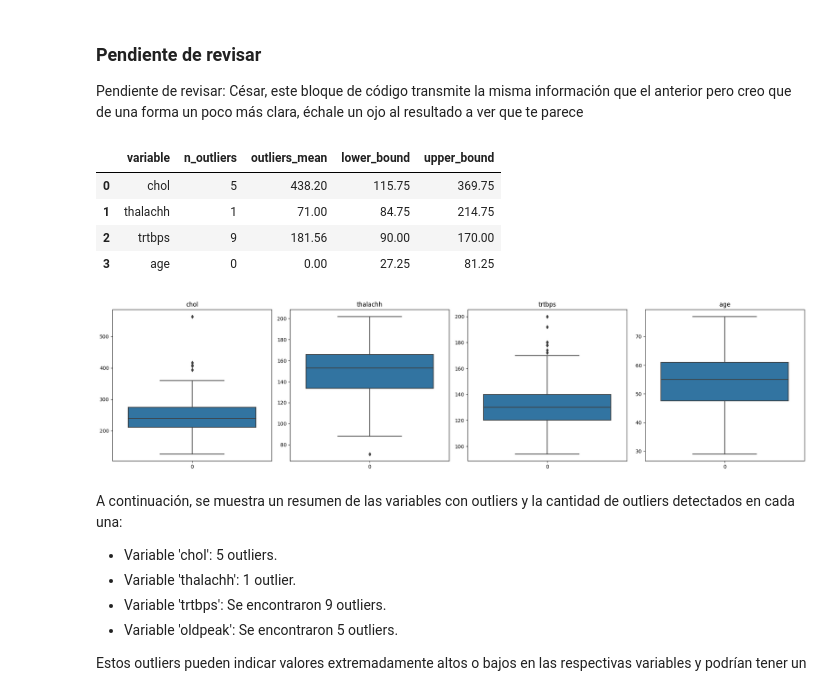
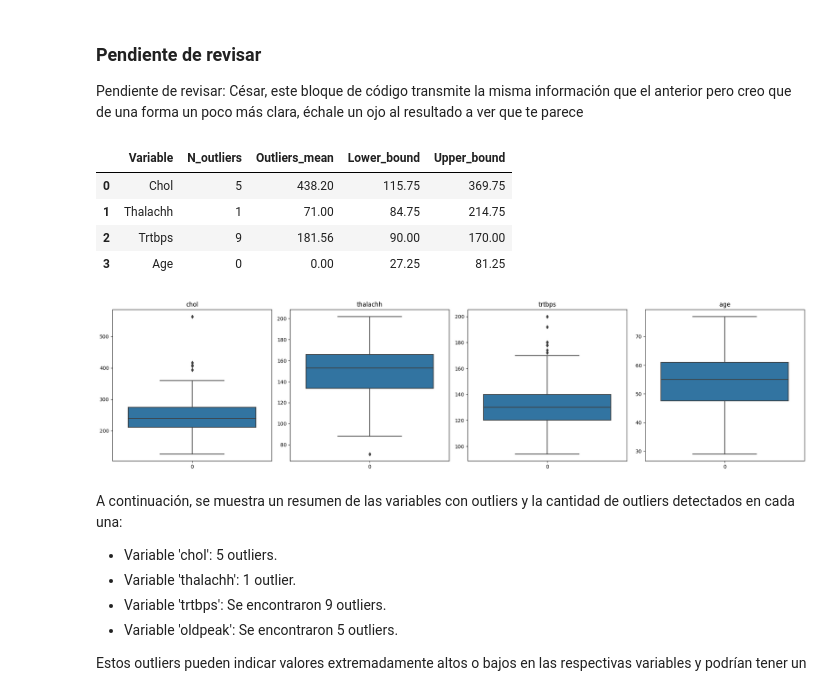
Before and after one commit to OscarTienda/heart-attack-analysis-prection, a Jupyter notebook: code/heart-attack-analysis-prediction.ipynb, the cells around one changed output. Saved outputs shown, nothing was run; the diff lists cells and outputs as text; code cells hidden in the pictures.

Commit message:
style/_small_change_to_capitalize_outliers_df_summary

```diff
--- a/code/heart-attack-analysis-prediction.ipynb
+++ b/code/heart-attack-analysis-prediction.ipynb
@@ -326,39 +326,43 @@ def detect_and_plot_outliers(df, variable, ax):
 
     # Identificar los outliers
     outliers = df[(df[variable] < lower_bound) | (df[variable] > upper_bound)]
 
     # Generar un box plot para visualizar los outliers
     sns.boxplot(df[variable], ax=ax, orient='v')  # orient='v' for vertical boxplot
     ax.set_title(variable)
 
     # Calcular la media de los outliers si existen
     outliers_mean = outliers[variable].mean() if not outliers.empty else np.nan
     outliers_mean = round(outliers_mean, 2)
 
     # Substituir NaN en outliers_mean por 0 si no hay outliers
     if np.isnan(outliers_mean):
         outliers_mean = 0
 
     return {"variable": variable, "n_outliers": len(outliers), "outliers_mean": outliers_mean, "lower_bound": lower_bound, "upper_bound": upper_bound, "outliers": outliers}
 
 
 # Crear una figura con 4 subplots
 fig, axes = plt.subplots(1, 4, figsize=(20, 5))
 
 # Aplicar la función a todas las variables numéricas y mostrar los outliers
 outliers_df = pd.DataFrame([detect_and_plot_outliers(df_cleaned, var, ax) for var, ax in zip(numerical_vars, axes.flatten())])
 
+# Formatear las mayúsculas de la variable y de las columnas
+outliers_df['variable'] = outliers_df['variable'].str.capitalize()
+outliers_df.columns = outliers_df.columns.str.capitalize()
+
 # Imprimir el resumen de los outliers centrado
-display(outliers_df.drop("outliers", axis=1)) # Dropeamos la columna "outliers" para que no se muestre en el resumen
+display(outliers_df.drop("Outliers", axis=1)) # Dropeamos la columna "outliers" para que no se muestre en el resumen
 
 plt.tight_layout()
 plt.show()
 # %% [output]
-|  | variable | n_outliers | outliers_mean | lower_bound | upper_bound |
-| 0 | chol | 5 | 438.20 | 115.75 | 369.75 |
-| 1 | thalachh | 1 | 71.00 | 84.75 | 214.75 |
-| 2 | trtbps | 9 | 181.56 | 90.00 | 170.00 |
-| 3 | age | 0 | 0.00 | 27.25 | 81.25 |
+|  | Variable | N_outliers | Outliers_mean | Lower_bound | Upper_bound |
+| 0 | Chol | 5 | 438.20 | 115.75 | 369.75 |
+| 1 | Thalachh | 1 | 71.00 | 84.75 | 214.75 |
+| 2 | Trtbps | 9 | 181.56 | 90.00 | 170.00 |
+| 3 | Age | 0 | 0.00 | 27.25 | 81.25 |
 [figure]
 # %% [markdown]
 A continuación, se muestra un resumen de las variables con outliers y la cantidad de outliers detectados en cada una:
```
